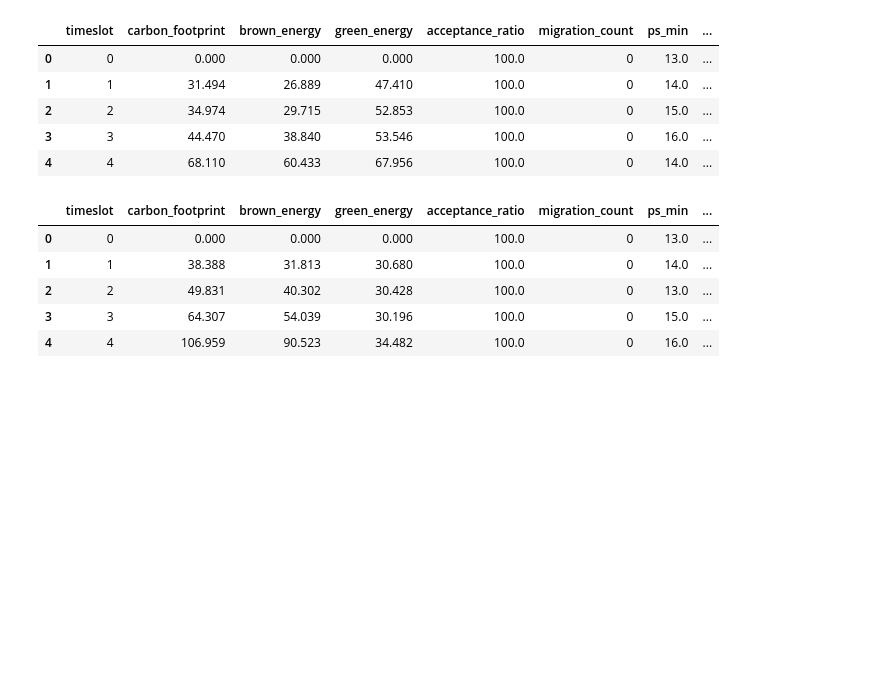
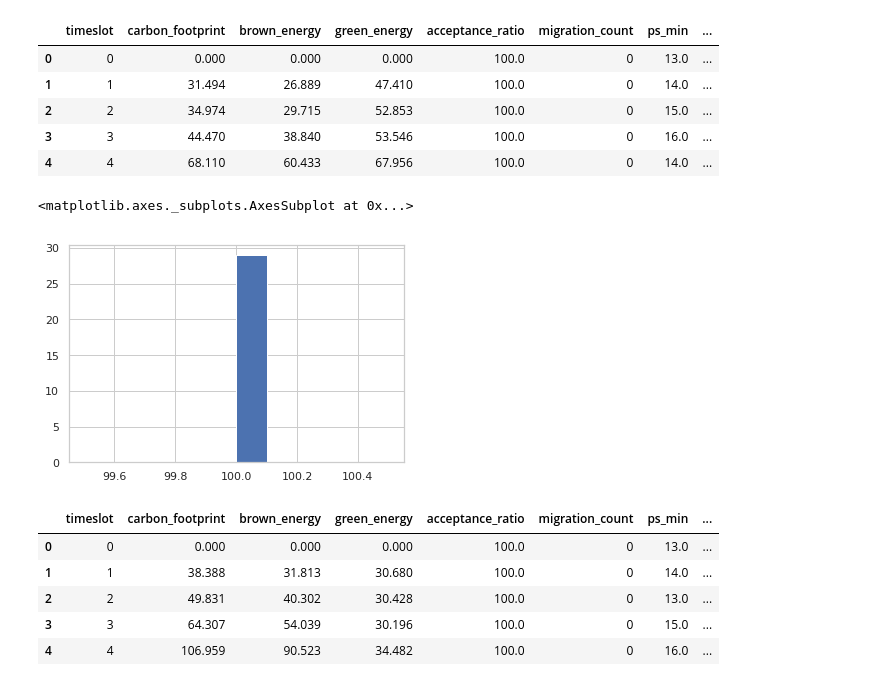
Before and after one commit to mfbari/esso, a Jupyter notebook: plots/plot_overall_carbon_footprint.ipynb, the cells around one changed output. Cells and saved outputs as stored; diff of their text form; code cells hidden in the pictures; blank space fills up the shorter version.

Commit message:
explore acceptance_rate and overall carbon footprint threshold issue

```diff
--- a/plots/plot_overall_carbon_footprint.ipynb
+++ b/plots/plot_overall_carbon_footprint.ipynb
@@ -28,6 +28,11 @@ c_tsdf.head()
 | 2 | 2 | 34.974 | 29.715 | 52.853 | 100.0 | 0 | 15.0 | ... |
 | 3 | 3 | 44.470 | 38.840 | 53.546 | 100.0 | 0 | 16.0 | ... |
 | 4 | 4 | 68.110 | 60.433 | 67.956 | 100.0 | 0 | 14.0 | ... |
+# %%
+c_tsdf['acceptance_ratio'].hist()
+# %% [output]
+<matplotlib.axes._subplots.AxesSubplot at 0x...>
+[figure, added]
 # %%
 h_tsdf.head()
 # %% [output]
```
Also changed, not shown: 1 other file.
